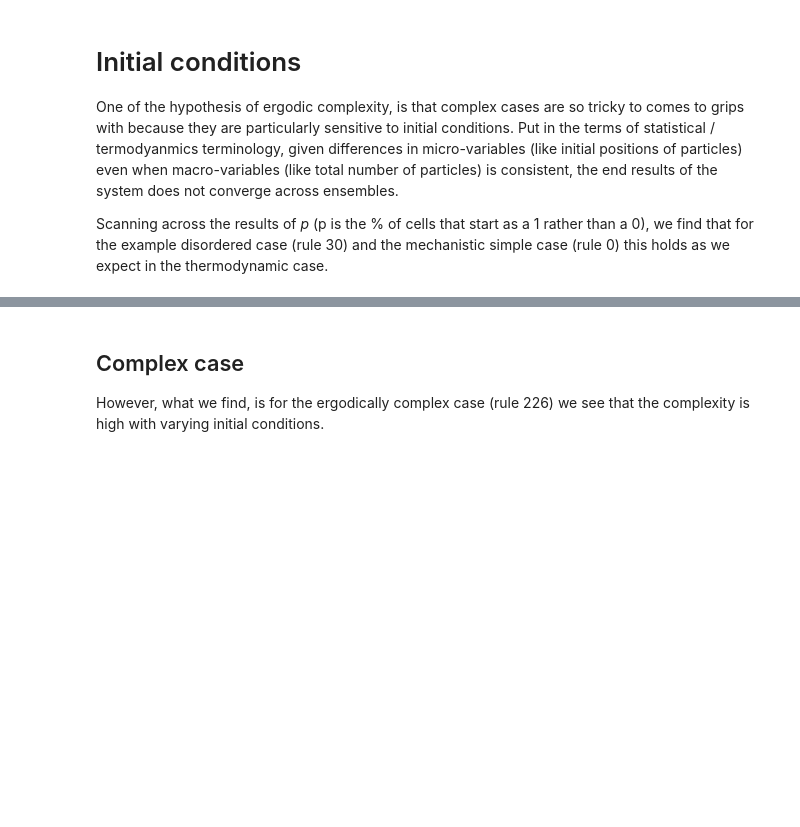
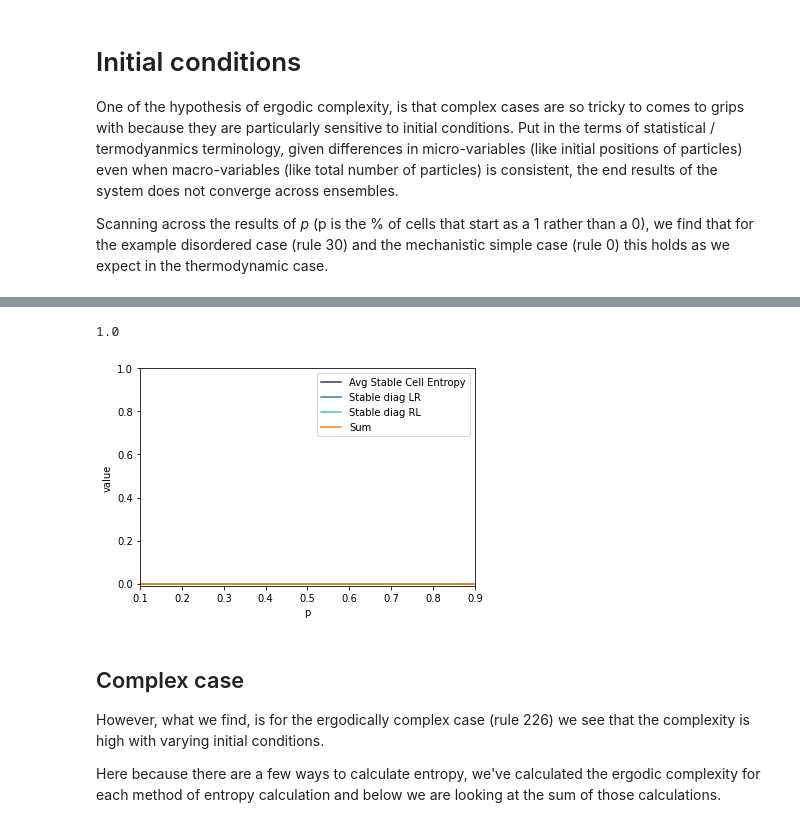
Before and after one commit to timjdavey/incoherence, a Jupyter notebook: notebooks/4.3. Tipping points - Cellular Automata.ipynb, the cells around one changed output, grey strips where cells are left out. Cells and saved outputs as stored; diff of their text form; code cells hidden in the pictures; blank space fills up the shorter version.

```diff
--- a/notebooks/4.3. Tipping points - Cellular Automata.ipynb
+++ b/notebooks/4.3. Tipping points - Cellular Automata.ipynb
@@ -44,9 +44,14 @@ KeyboardInterrupt:
 # %%
-cas0 = cas_for_p(rule=0, increments=50)
-cas0_complexities = plot_complexity(cas0)
+cas0 = cas_for_p(rule=0, increments=20)
+cas0_complexities = plot_complexity(cas0, ylim=(-0.01, 1))
+# %% [output]
+1.0
+[figure, added]
 # %% [markdown]
 ## Complex case
 
 However, what we find, is for the ergodically complex case (rule 226) we see that the complexity is high with varying initial conditions.
+
+Here because there are a few ways to calculate entropy, we've calculated the ergodic complexity for each method of entropy calculation and below we are looking at the sum of those calculations.
 # %%
 cas226 = cas_for_p(rule=226, increments=100)
```
Also changed, not shown: parts of 12 cells of this notebook, 11 other files.
